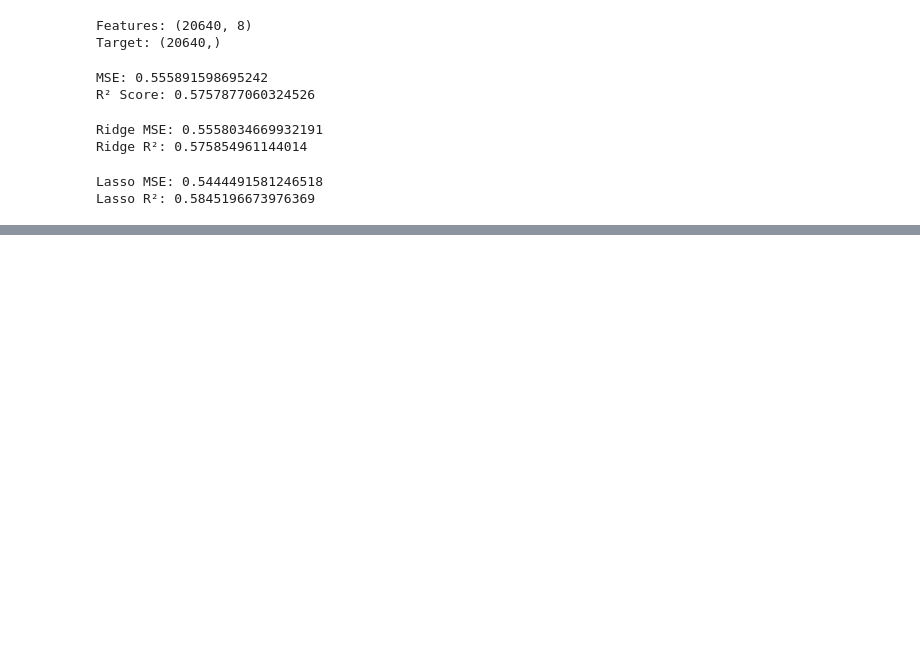
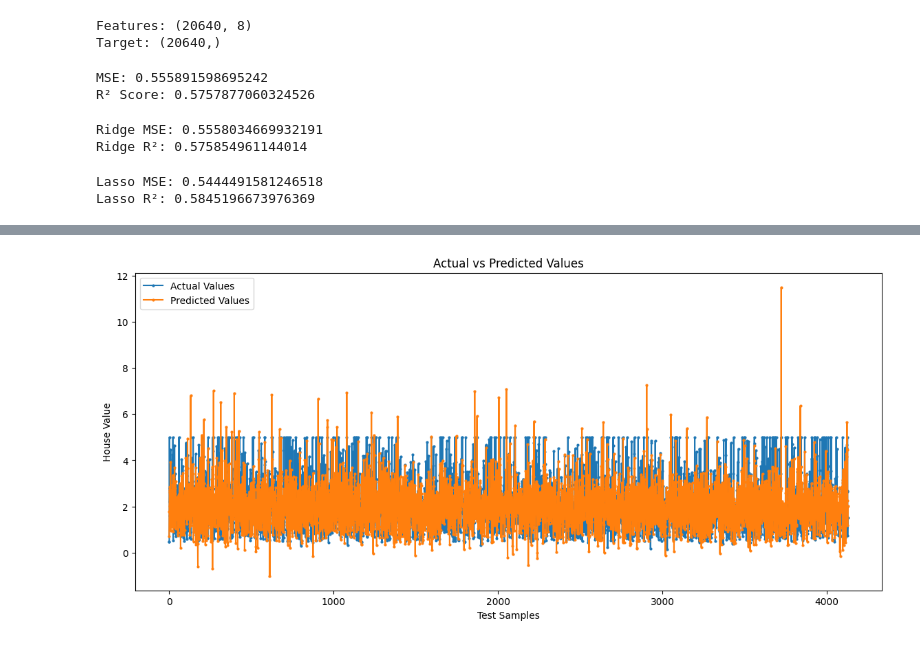
Before and after one commit to karanbisht45/ML-Lab, a Jupyter notebook: linear_regression_regularization.ipynb, the cells around one changed output, grey strips where cells are left out. Saved outputs shown, nothing was run; the diff lists cells and outputs as text; code cells hidden in the pictures; blank space fills up the shorter version.

```diff
--- a/linear_regression_regularization.ipynb
+++ b/linear_regression_regularization.ipynb
@@ -79,0 +87,15 @@ plt.show()
+# %%
+plt.figure(figsize=(14, 6))
+
+x = np.arange(len(y_test))
+
+plt.plot(x, y_test, marker='o', markersize=2, label="Actual Values")
+plt.plot(x, y_pred, marker='o', markersize=2, label="Predicted Values")
+
+plt.xlabel("Test Samples")
+plt.ylabel("House Value")
+plt.title("Actual vs Predicted Values")
+plt.legend()
+plt.show()
+# %% [output]
+[figure, added]
```
Also changed, not shown: parts of 4 cells of this notebook.
